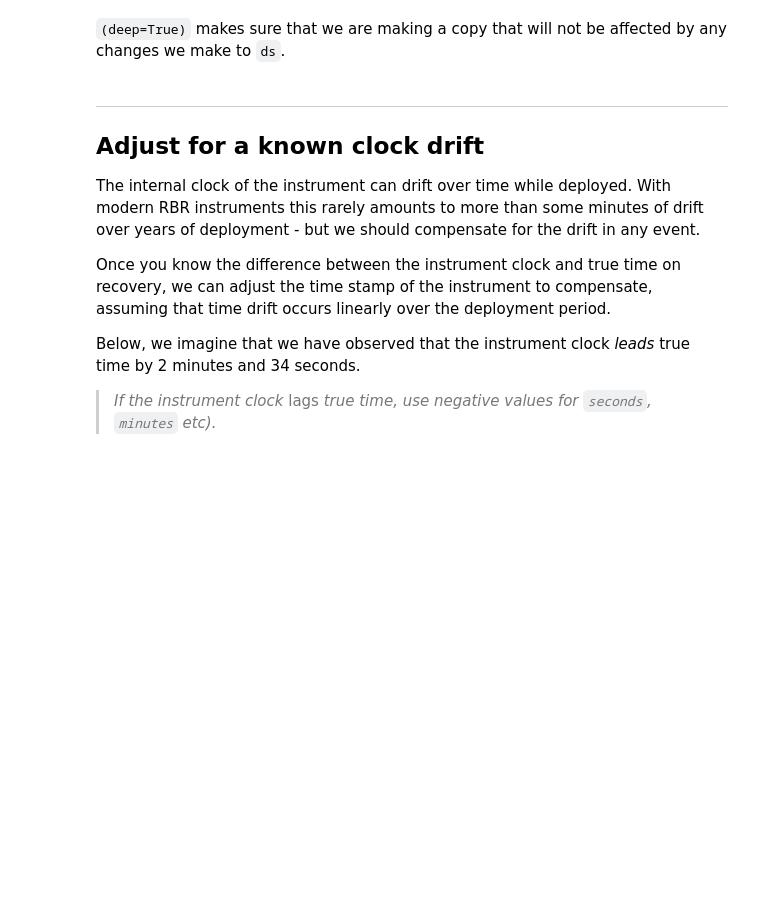
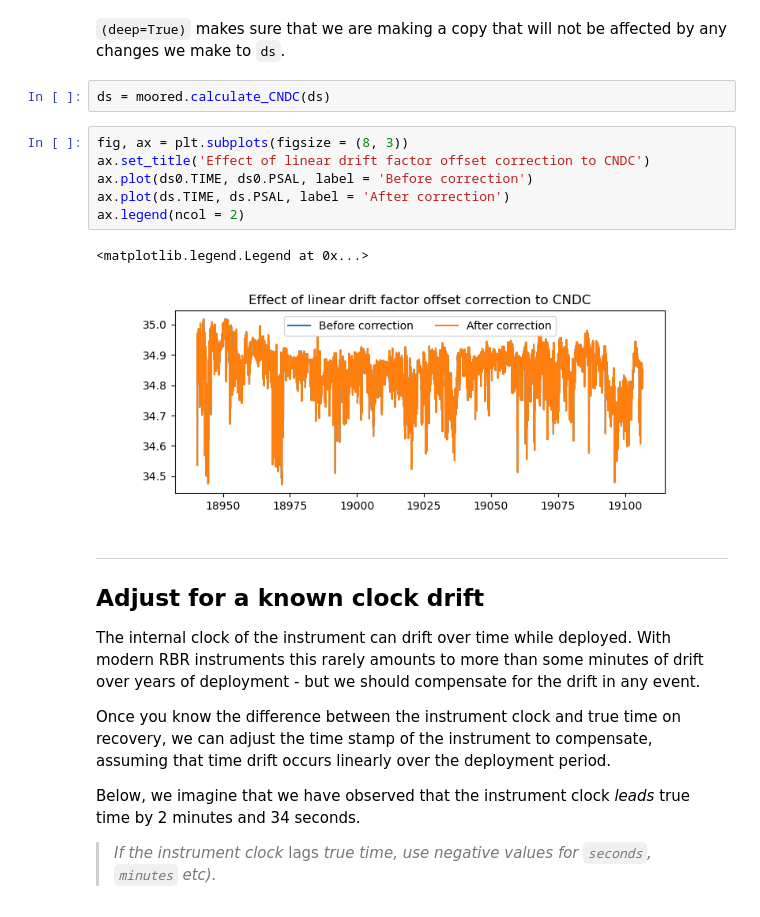
Before and after one commit to oyvfoss/hiaoos_edu, a Jupyter notebook: notebooks/ctd_moored_time_series/04_post_proc_qc_moored_ctd.ipynb, the cells around one changed output. Cells and saved outputs as stored; diff of their text form; blank space fills up the shorter version.

```diff
--- a/notebooks/ctd_moored_time_series/04_post_proc_qc_moored_ctd.ipynb
+++ b/notebooks/ctd_moored_time_series/04_post_proc_qc_moored_ctd.ipynb
@@ -32,6 +34,17 @@ We will also make a copy of the dataset before applying edits so we can compare:
 ds0 = ds.copy(deep = True)
 # %% [markdown]
 `(deep=True)` makes sure that we are making a copy that will not be affected by any changes we make to `ds`.
+# %%
+ds = moored.calculate_CNDC(ds)
+# %%
+fig, ax = plt.subplots(figsize = (8, 3))
+ax.set_title('Effect of linear drift factor offset correction to CNDC')
+ax.plot(ds0.TIME, ds0.PSAL, label = 'Before correction')
+ax.plot(ds.TIME, ds.PSAL, label = 'After correction')
+ax.legend(ncol = 2)
+# %% [output]
+<matplotlib.legend.Legend at 0x...>
+[figure, added]
 # %% [markdown]
 ___
 
```
Also changed, not shown: parts of 24 cells of this notebook, 12 other files.
